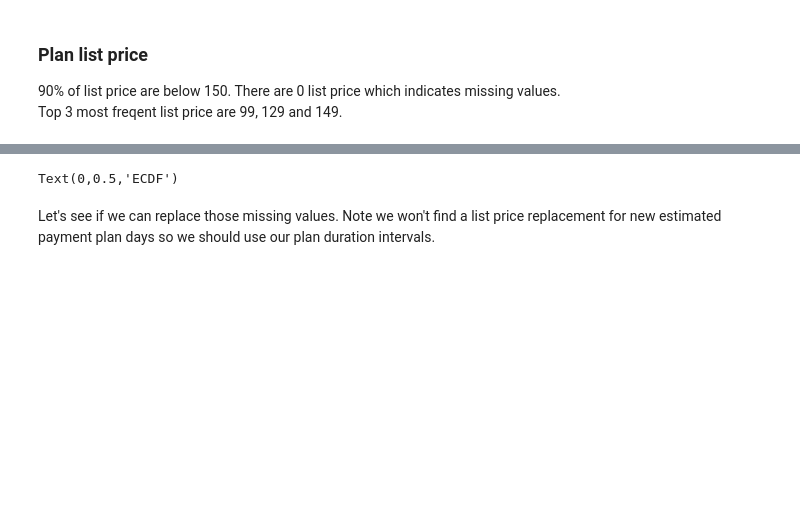
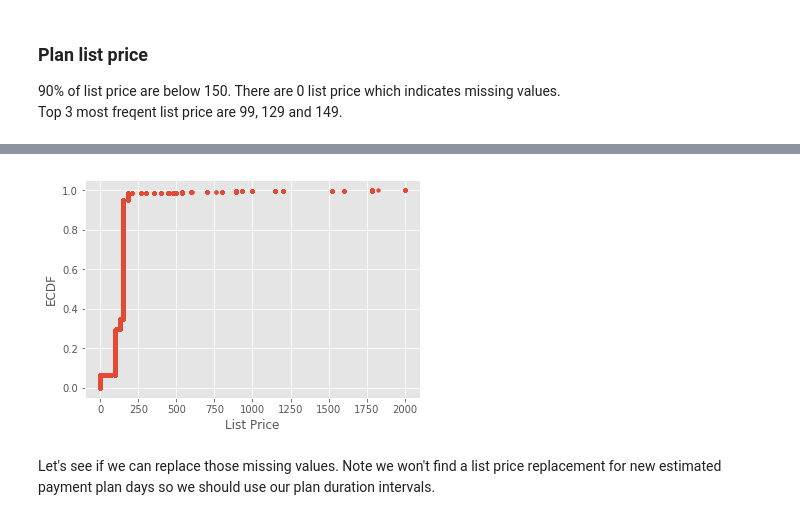
Before and after one commit to cedricherman/Churn_Prediction_KKBOX, a Jupyter notebook: notebooks/KKBOX_Data_Exploration_Transactions.ipynb, the cells around one changed output, grey strips where cells are left out. Drawn from its saved outputs; the diff is of its cells as text; code cells hidden in the pictures; blank space fills up the shorter version.

```diff
--- a/notebooks/KKBOX_Data_Exploration_Transactions.ipynb
+++ b/notebooks/KKBOX_Data_Exploration_Transactions.ipynb
@@ -330,4 +325,0 @@ df_transac.delta_days.fillna(method='bfill', inplace=True)
-# %%
-# reset first transactions to nan when both cancellation and auto renew matches (true or false)
-crit_reset = (df_transac.index.isin(first_trans)) & (df_transac.is_cancel == df_transac.is_auto_renew)
-df_transac.loc[crit_reset, 'delta_days'] = np.nan
@@ -334,3 +328,21 @@ df_transac.loc[crit_reset, 'delta_days'] = np.nan
+# %%
+# get indexes of user's first transaction with auto renew true
+crit_first_auto = (df_transac.index.isin(first_trans)) & (df_transac.is_auto_renew == True)
+first_trans_auto = df_transac[crit_first_auto].index
+# %%
+# indexes of user's second transaction knowing first transaction has auto renew true
+second_trans = [ i+1 for i in first_trans_auto]
+
+# index of second transaction with automatic renewal in addition to first transaction
+crit_second = (df_transac.index.isin(second_trans)) & (df_transac.is_auto_renew == True)
+second_trans_auto = df_transac[crit_second].index
+# %%
+# get user's first transaction indexes where both first and second transactions are true
+first_trans_valid = [ i-1 for i in second_trans_auto]
+
+# assign first transaction delta days to second transaction delta days
+df_transac.loc[ df_transac.index.isin(first_trans_valid), 'delta_days'] = \
+                                        df_transac.loc[df_transac.index.isin(second_trans_auto), 'delta_days']
 # %% [markdown]
 * When both auto renew and cancellation are false, it means a user subscribed on his own agenda. Without prior history, we don't know if this is an independent transaction. Based on the existing data, it appears that transaction-expiration time difference does work for 90% of transactions given the same conditions. Because the last 10% has high error, we will simply disregard those transactions (~12k over 21M+ total). Also actual amount is not reliable.
 # %%
@@ -425,10 +436,13 @@ Percentage of active cancellation while auto renew activated = 4.59%
 90% of list price are below 150. There are 0 list price which indicates missing values.<br>
 Top 3 most freqent list price are 99, 129 and 149.
 # %%
-_ , axpllist = plt.subplots()
+figpllist , axpllist = plt.subplots()
 pl_x = df_transac.plan_list_price.sort_values().values
 pl_y = np.arange(1, len(pl_x)+1) / len(pl_x)
 axpllist.plot(pl_x, pl_y, '.')
 axpllist.set_xlabel('List Price')
 axpllist.set_ylabel('ECDF')
+
+# save figure to file as png
+figpllist.savefig(os.path.join(os.pardir, 'reports', 'figures', 'Plan_list_price_ecdf.png'))
 # %% [output]
@@ -437,4 +449,4 @@ axpllist.set_ylabel('ECDF')
-Text(0,0.5,'ECDF')
+[figure, added]
 # %% [markdown]
 Let's see if we can replace those missing values. Note we won't find a list price replacement for new estimated payment plan days so we should use our plan duration intervals.
 # %%
```
Also changed, not shown: parts of 19 cells of this notebook, 4 other files.
